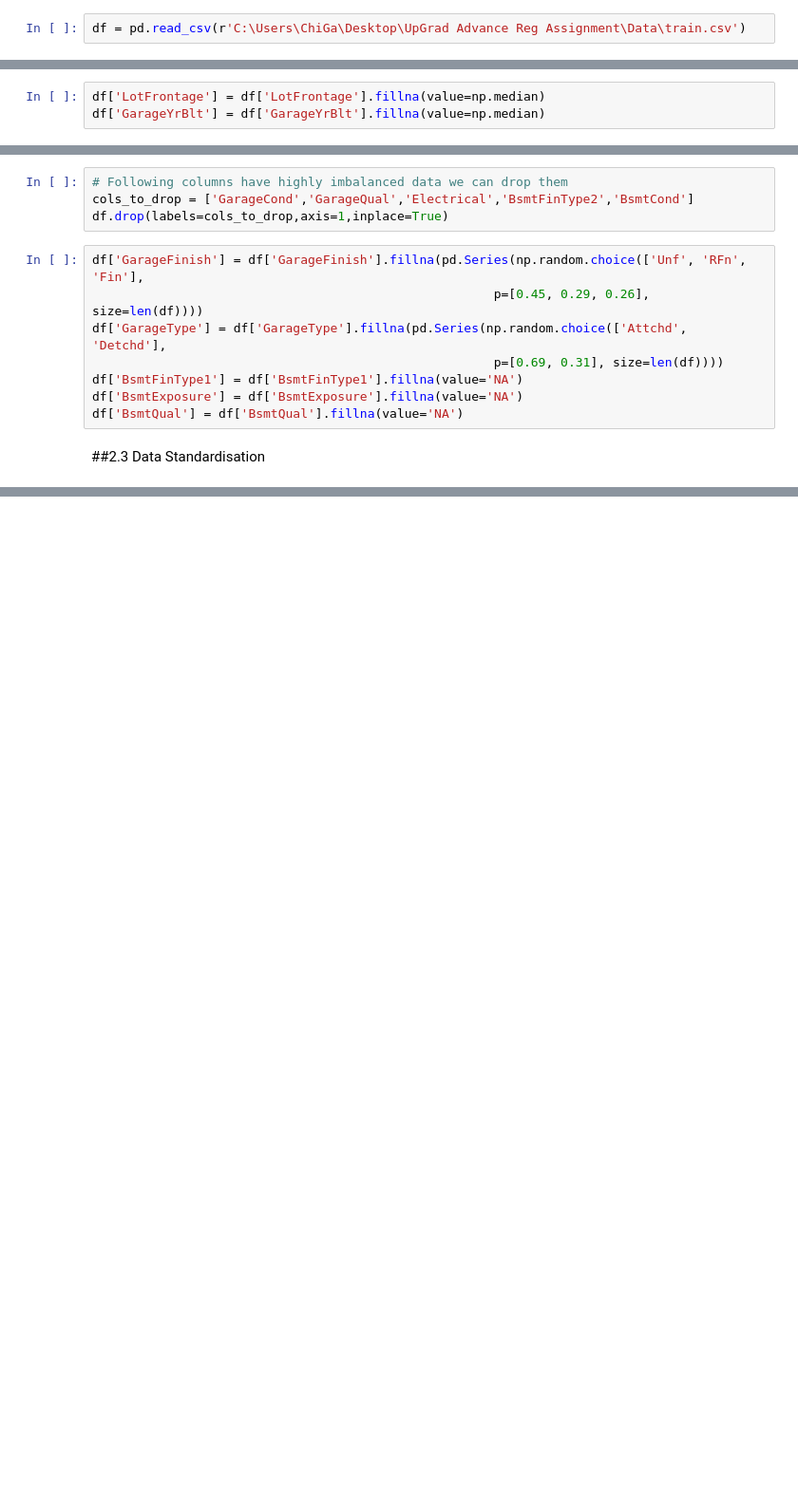
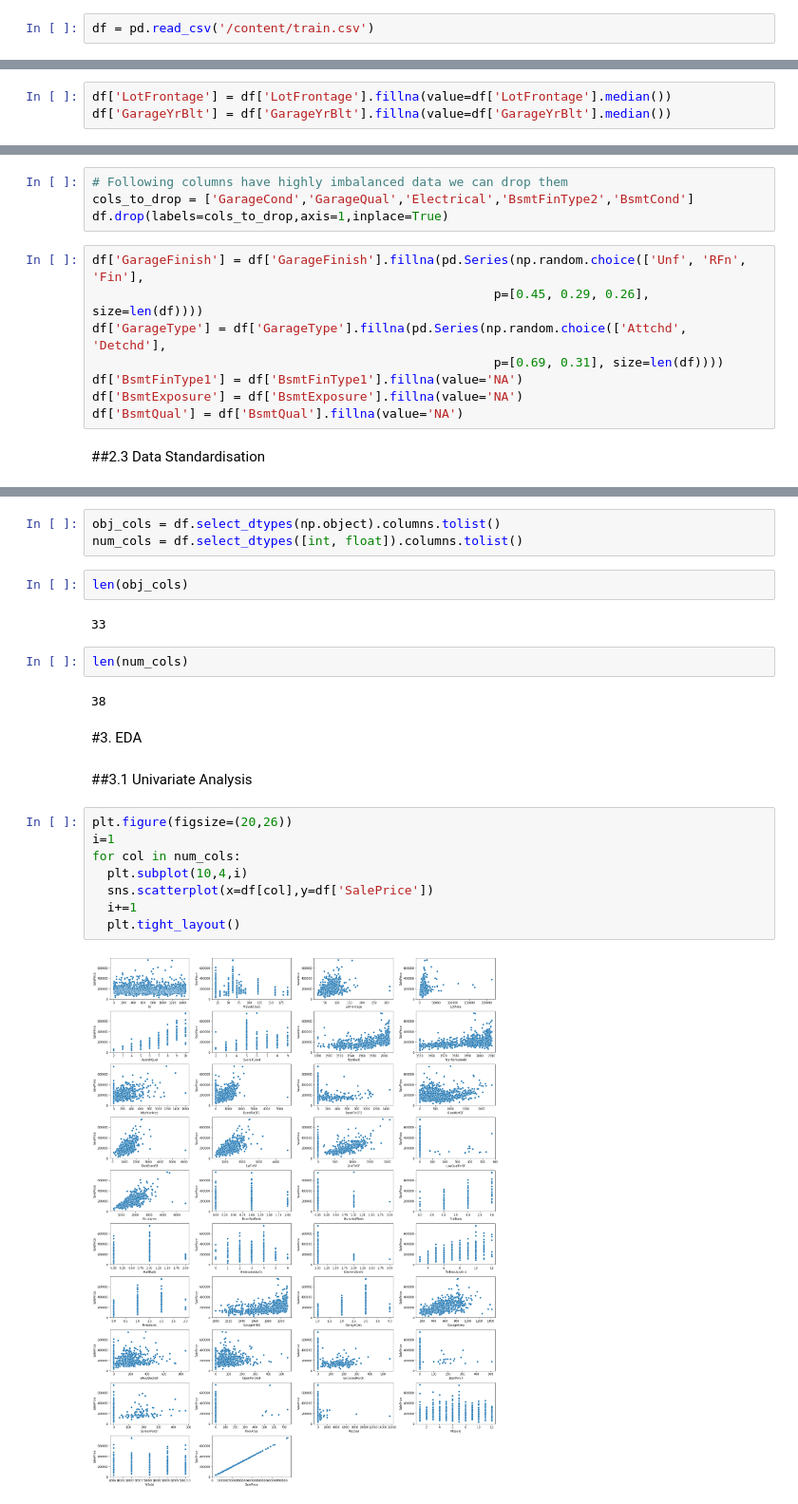
Before and after one commit to GaikwadChinmay/Surprise-Inc-Housing-Price-Prediction, a Jupyter notebook: Surprise_Housing_Pricing.ipynb, the cells around one changed output, grey strips where cells are left out. Shown at 95% size. Drawn from its saved outputs; the diff is of its cells as text; blank space fills up the shorter version.

Commit message:
Updates: - EDA, Train-Test Split, Feature scaling, LR, Ridge and LASSO

```diff
--- a/Surprise_Housing_Pricing.ipynb
+++ b/Surprise_Housing_Pricing.ipynb
@@ -33,5 +17,5 @@ ls
 # %%
-df = pd.read_csv(r'C:\Users\ChiGa\Desktop\UpGrad Advance Reg Assignment\Data\train.csv')
+df = pd.read_csv('/content/train.csv')
 # %%
 # Dimension of the data
 df.shape
@@ -135,8 +118,8 @@ for col in num_cols:
 [figure]
 [figure]
 # %%
-df['LotFrontage'] = df['LotFrontage'].fillna(value=np.median)
-df['GarageYrBlt'] = df['GarageYrBlt'].fillna(value=np.median)
+df['LotFrontage'] = df['LotFrontage'].fillna(value=df['LotFrontage'].median())
+df['GarageYrBlt'] = df['GarageYrBlt'].fillna(value=df['GarageYrBlt'].median())
 # %%
 df.dropna(axis=0,inplace=True)
 # %%
@@ -285,0 +197,25 @@ AttributeError: 'float' object has no attribute 'shape'
+# %%
+obj_cols = df.select_dtypes(np.object).columns.tolist()
+num_cols = df.select_dtypes([int, float]).columns.tolist()
+# %%
+len(obj_cols)
+# %% [output]
+33
+# %%
+len(num_cols)
+# %% [output]
+38
+# %% [markdown]
+#3. EDA
+# %% [markdown]
+##3.1 Univariate Analysis
+# %%
+plt.figure(figsize=(20,26))
+i=1
+for col in num_cols:
+  plt.subplot(10,4,i)
+  sns.scatterplot(x=df[col],y=df['SalePrice'])
+  i+=1
+  plt.tight_layout()
+# %% [output]
+[figure, added]
```
Also changed, not shown: parts of 44 cells of this notebook.
